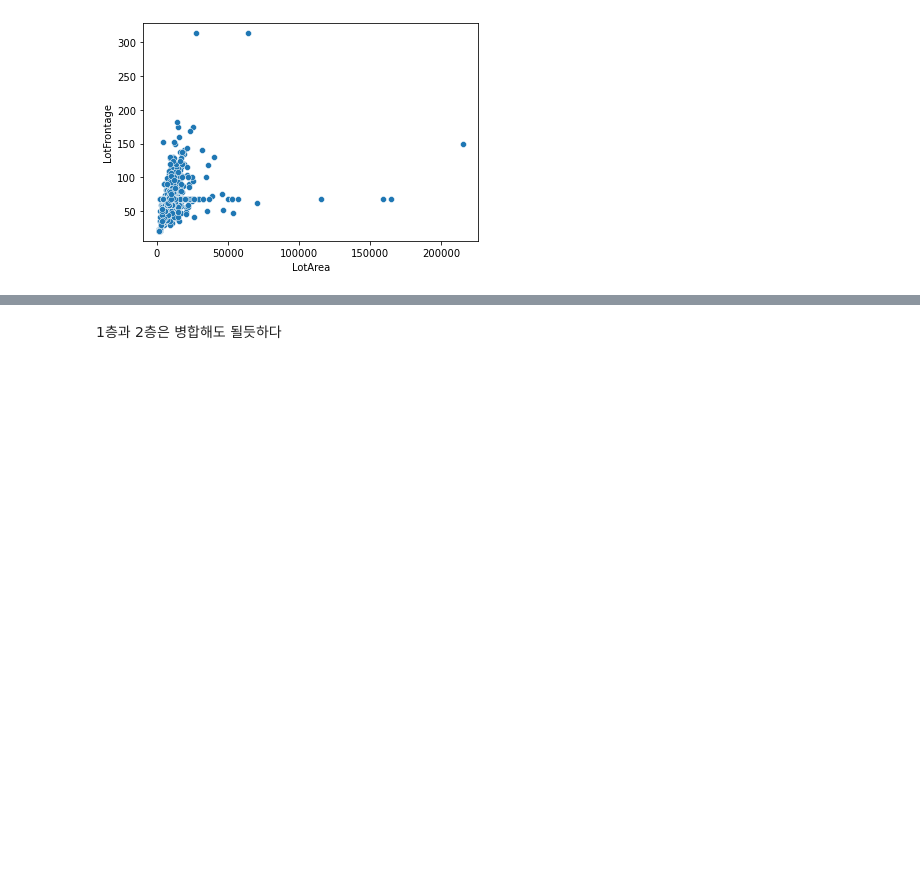
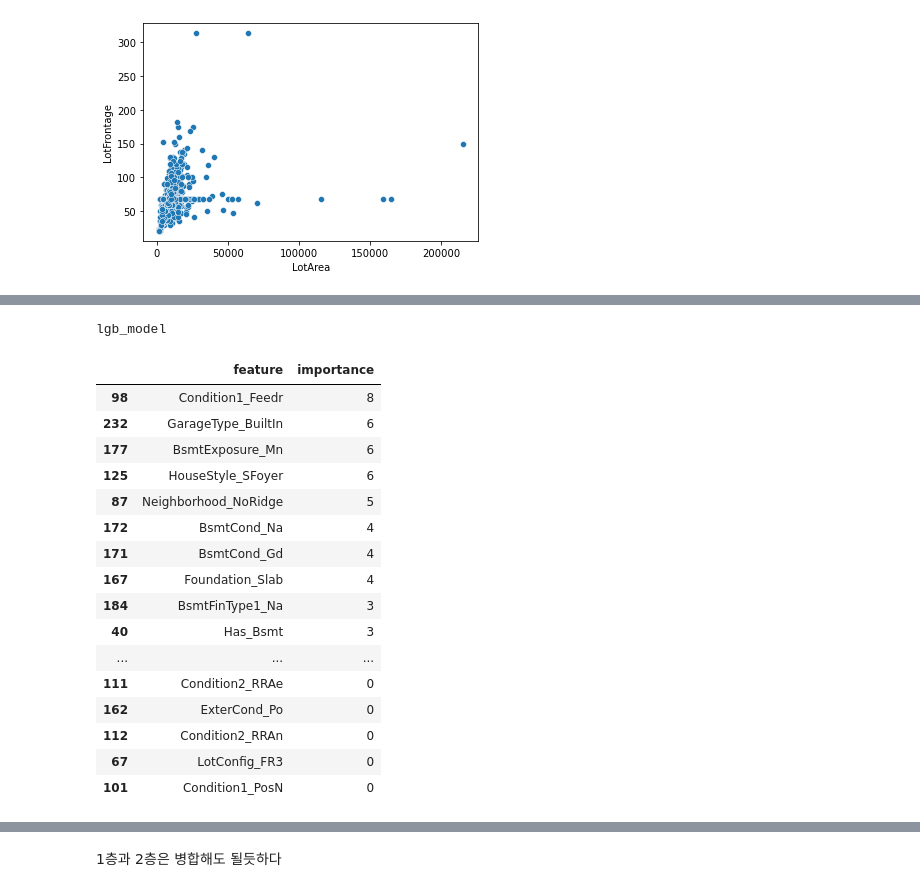
Before and after one commit to lcy8417/Kaggle_Boston_Home_Price, a Jupyter notebook: boston_project.ipynb, the cells around one changed output, grey strips where cells are left out. Saved outputs shown, nothing was run; the diff lists cells and outputs as text; code cells hidden in the pictures; blank space fills up the shorter version.

```diff
--- a/boston_project.ipynb
+++ b/boston_project.ipynb
@@ -360,0 +593,5 @@ print(round(np.sqrt(-cross_val_score(ridge, train_copy, target, cv = 10, n_jobs
+# %%
+print('lgb_model')
+lgb_model = lightgbm.fit(np.array(train_copy), np.array(target))
+# %% [output]
+lgb_model
@@ -360,0 +600,20 @@ print(round(np.sqrt(-cross_val_score(ridge, train_copy, target, cv = 10, n_jobs
+# %%
+feat_imp[150:]
+# %% [output]
+|  | feature | importance |
+| 98 | Condition1_Feedr | 8 |
+| 232 | GarageType_BuiltIn | 6 |
+| 177 | BsmtExposure_Mn | 6 |
+| 125 | HouseStyle_SFoyer | 6 |
+| 87 | Neighborhood_NoRidge | 5 |
+| 172 | BsmtCond_Na | 4 |
+| 171 | BsmtCond_Gd | 4 |
+| 167 | Foundation_Slab | 4 |
+| 184 | BsmtFinType1_Na | 3 |
+| 40 | Has_Bsmt | 3 |
+| ... | ... | ... |
+| 111 | Condition2_RRAe | 0 |
+| 162 | ExterCond_Po | 0 |
+| 112 | Condition2_RRAn | 0 |
+| 67 | LotConfig_FR3 | 0 |
+| 101 | Condition1_PosN | 0 |
```
Also changed, not shown: parts of 134 cells of this notebook.
